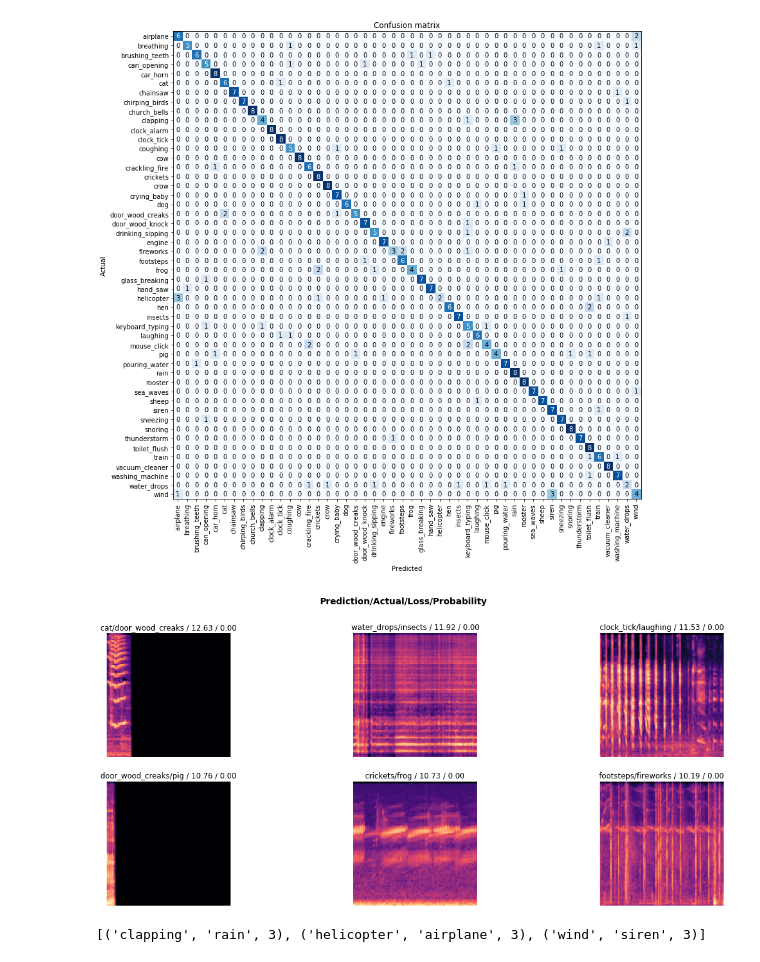
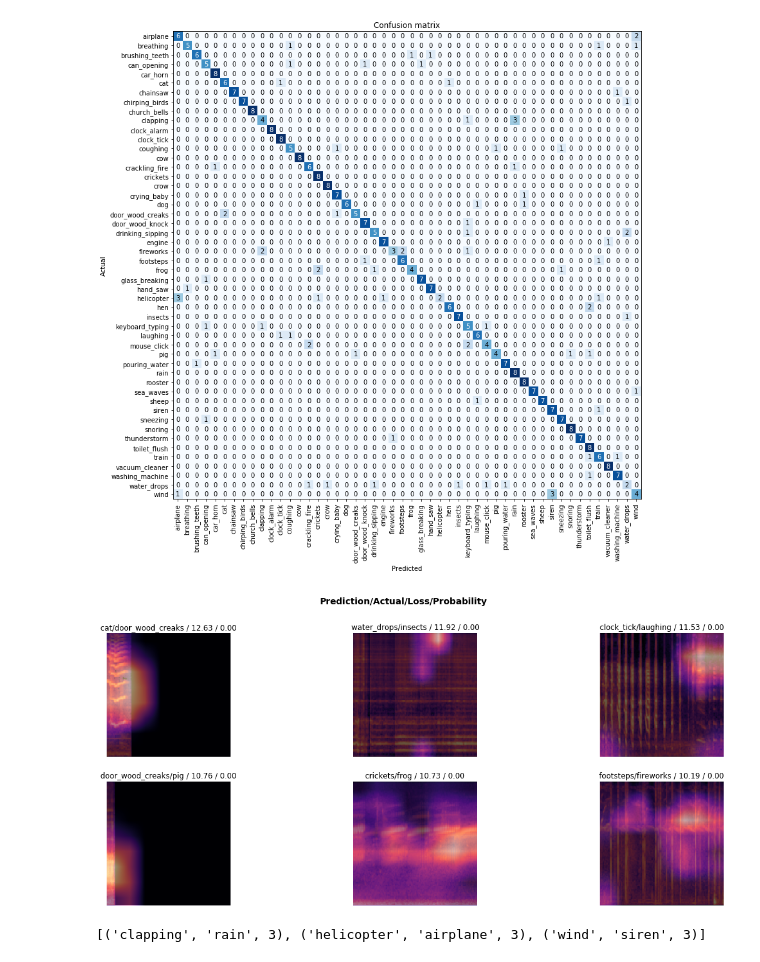
Before and after one commit to shadab4150/Sound-Spectrogram-classifier, a Jupyter notebook: environmental_sound_spectrogram_classification.ipynb, the cells around one changed output. Cells and saved outputs as stored; diff of their text form; code cells hidden in the pictures.

```diff
--- a/environmental_sound_spectrogram_classification.ipynb
+++ b/environmental_sound_spectrogram_classification.ipynb
@@ -360,9 +383,9 @@ interp.plot_confusion_matrix(figsize=(20,12))
 # %% [output]
 [figure]
 # %%
-interp.plot_top_losses(6, figsize=(20,8))
+interp.plot_top_losses(6, figsize=(20,8),heatmap=True,heatmap_thresh=12)
 # %% [output]
-[figure, old version]
+[figure, new version]
 # %%
 interp.most_confused(min_val=3)
 # %% [output]
```
Also changed, not shown: parts of 5 cells of this notebook.
